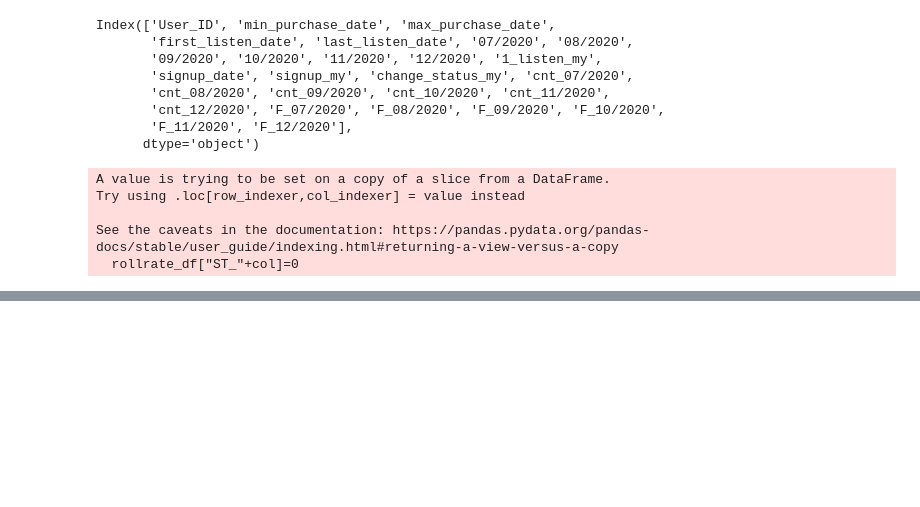
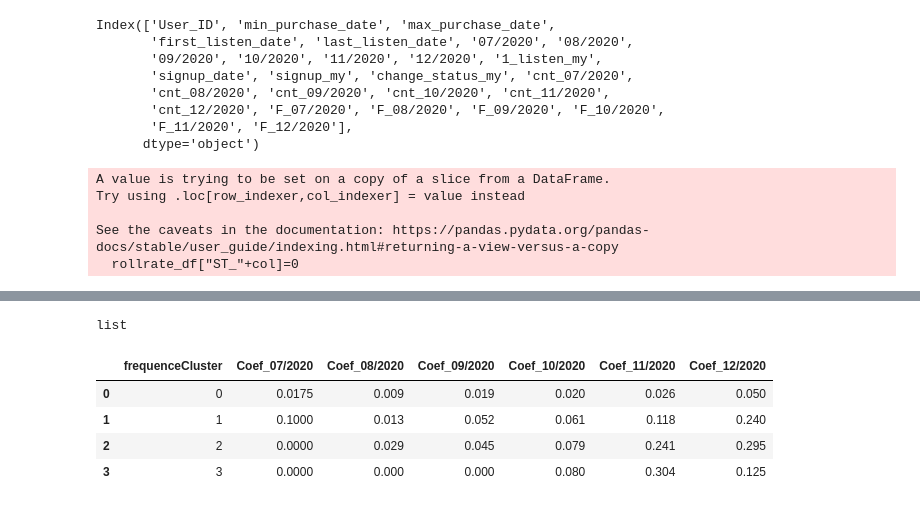
Before and after one commit to ngttnguyen/myscala, a Jupyter notebook: Voiz_project/VoizFM_rollrate_analysis.ipynb, the cells around one changed output, grey strips where cells are left out. Saved outputs shown, nothing was run; the diff lists cells and outputs as text; code cells hidden in the pictures; blank space fills up the shorter version.

```diff
--- a/Voiz_project/VoizFM_rollrate_analysis.ipynb
+++ b/Voiz_project/VoizFM_rollrate_analysis.ipynb
@@ -419,0 +444,50 @@ rollrate_df["ST_"+month_bins].describe()
+# %%
+rollrate_matrix = pd.DataFrame(F_cluster_df["frequenceCluster"])
+# %%
+FClusters = F_cluster_df["frequenceCluster"].to_list()
+# %% [output]
+list
+# %%
+## Tính tỉ lệ tháng 7 Free --> paid
+
+coef_lst=[]
+
+for clus in FClusters:
+
+    df = rollrate_df[rollrate_df['F_07/2020'] == clus]
+    pre_free = df.shape[0]
+    move_cnt = df["ST_07/2020"].sum()
+
+    coef = move_cnt/pre_free
+
+    coef_lst.append(coef)
+
+    print(pre_free,move_cnt,coef,coef_lst[clus])
+
+print(coef_lst)
+rollrate_matrix['Coef_07/2020'] = coef_lst
+# %%
+for i in range(1,len(month_bins)):
+    coef_lst=[]
+    for clus in FClusters:
+        is_pre_free = rollrate_df["ST_"+month_bins[i-1]] == 0
+        is_F = rollrate_df['F_'+col] == clus
+
+        df = rollrate_df[is_pre_free & is_F]
+        is_move = df["ST_"+month_bins[i]]== 1
+        pre_free_cnt = df.shape[0]
+
+        move_cnt = df[is_move]["User_ID"].shape[0]
+
+        coef = round(move_cnt/pre_free_cnt,3)
+        coef_lst.append(coef)
+
+    rollrate_matrix['Coef_'+month_bins[i]] = coef_lst
+# %%
+rollrate_matrix
+# %% [output]
+|  | frequenceCluster | Coef_07/2020 | Coef_08/2020 | Coef_09/2020 | Coef_10/2020 | Coef_11/2020 | Coef_12/2020 |
+| 0 | 0 | 0.0175 | 0.009 | 0.019 | 0.020 | 0.026 | 0.050 |
+| 1 | 1 | 0.1000 | 0.013 | 0.052 | 0.061 | 0.118 | 0.240 |
+| 2 | 2 | 0.0000 | 0.029 | 0.045 | 0.079 | 0.241 | 0.295 |
+| 3 | 3 | 0.0000 | 0.000 | 0.000 | 0.080 | 0.304 | 0.125 |
```
Also changed, not shown: parts of 7 cells of this notebook, 2 other files.
